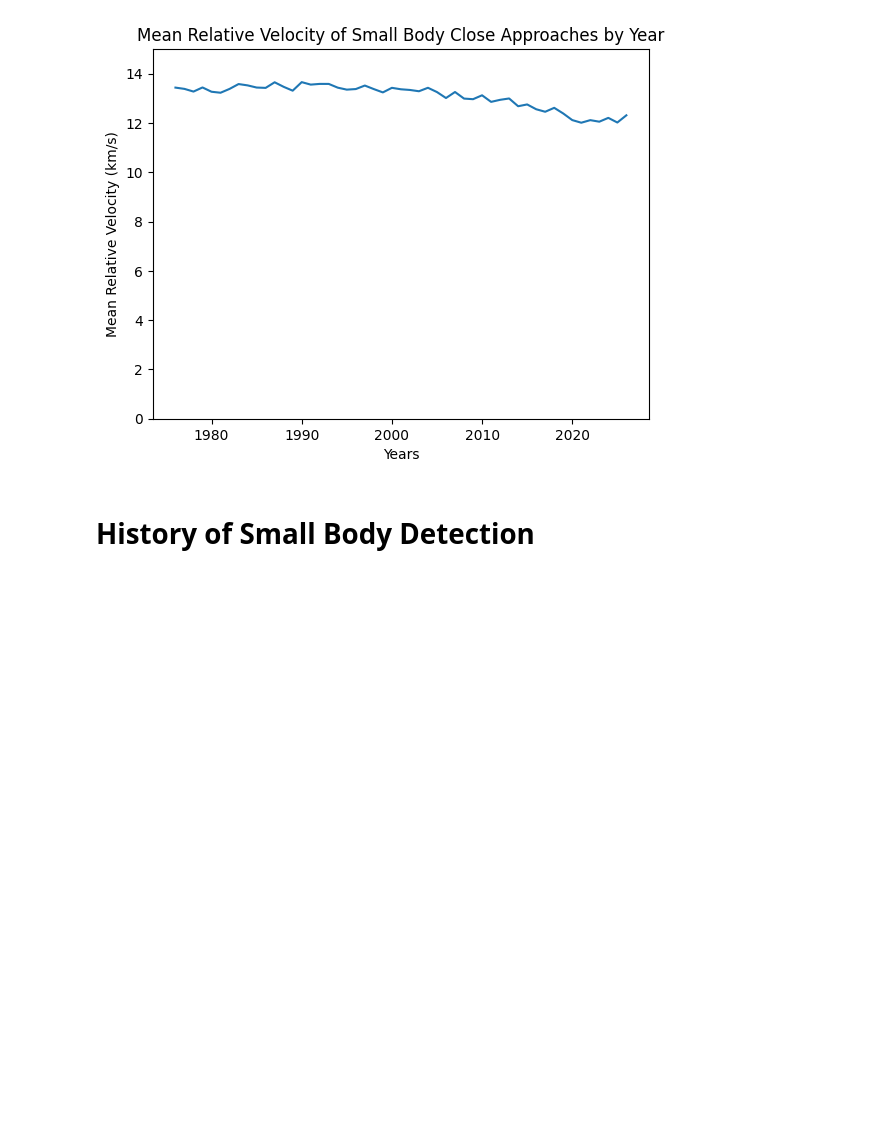
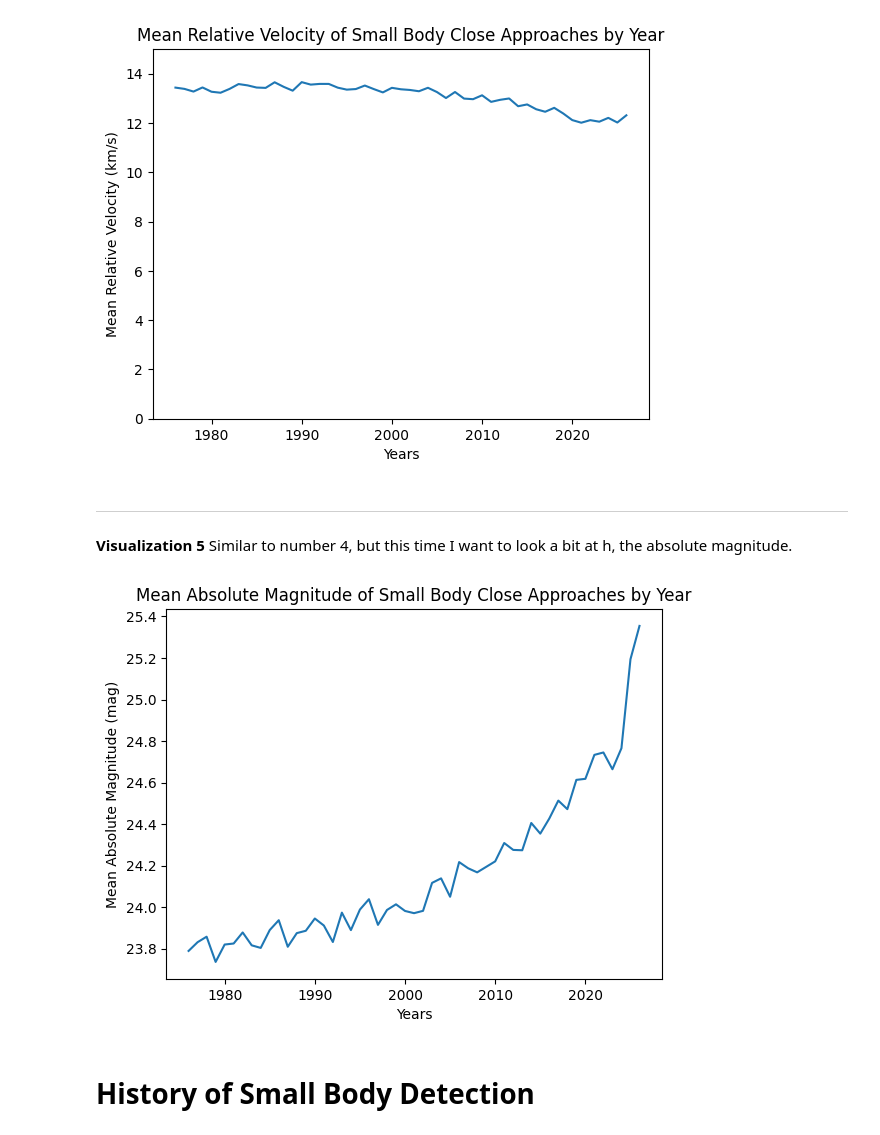
Before and after one commit to benteMarij/DSRP-Small-Body-Close-Approaches-BMdZ, a Jupyter notebook: BMdZ_DSRP_Colab_Small_Body_Close_Approaches.ipynb, the cells around one changed output. Cells and saved outputs as stored; diff of their text form; code cells hidden in the pictures; blank space fills up the shorter version.

```diff
--- a/BMdZ_DSRP_Colab_Small_Body_Close_Approaches.ipynb
+++ b/BMdZ_DSRP_Colab_Small_Body_Close_Approaches.ipynb
@@ -319,6 +319,23 @@ plt.ylabel('Mean Relative Velocity (km/s)')
 plt.show()
 # %% [output]
 [figure]
+# %% [markdown]
+---
+**Visualization 5**
+Similar to number 4, but this time I want to look a bit at h, the absolute magnitude.
+# %%
+yearH = []
+index = 0
+for group in yrs:
+  yearH.append((df[df['year'] == group])['h'].mean())
+
+plt.plot(yrs, yearH)
+plt.title('Mean Absolute Magnitude of Small Body Close Approaches by Year')
+plt.xlabel('Years')
+plt.ylabel('Mean Absolute Magnitude (mag)')
+plt.show()
+# %% [output]
+[figure, added]
 # %% [markdown]
 # History of Small Body Detection
 # %% [markdown]
```
Also changed, not shown: parts of 1 cell of this notebook.
